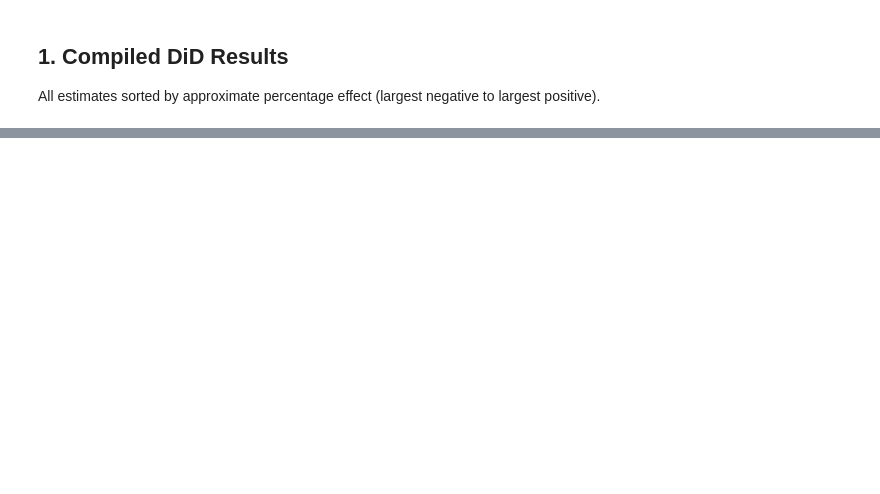
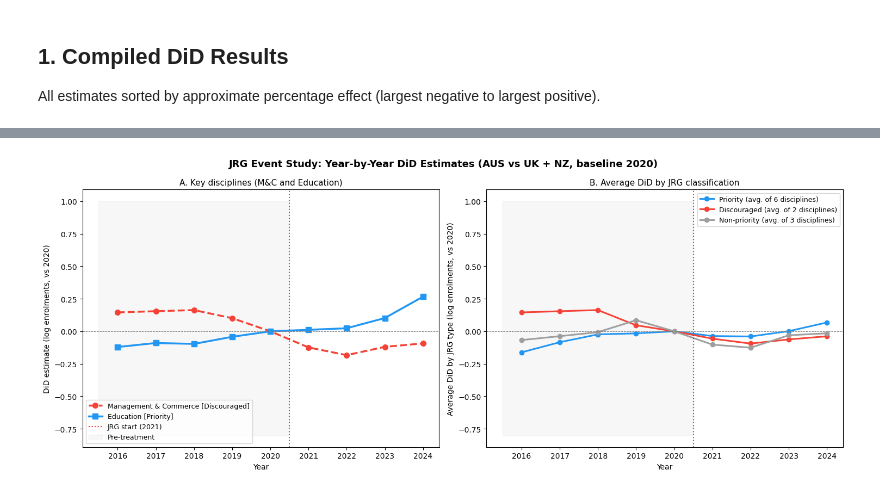
Before and after one commit to epie0003/ECC3479-Project-JRGS, a Jupyter notebook: docs/Regression Analysis/REG All.ipynb, the cells around one changed output, grey strips where cells are left out. Drawn from its saved outputs; the diff is of its cells as text; code cells hidden in the pictures; blank space fills up the shorter version.

```diff
--- a/docs/Regression Analysis/REG All.ipynb
+++ b/docs/Regression Analysis/REG All.ipynb
@@ -190,0 +253,88 @@ plt.show()
+# %%
+BASE_YEAR = 2020
+
+
+def _compute_es(label, catkey, start, jrg_type):
+    p = _build_panel(catkey, start)
+    b_aus = p[(p['country'] == 'AUS') & (p['year'] == BASE_YEAR)]['log_enrollments'].values
+    b_uk  = p[(p['country'] == 'UK')  & (p['year'] == BASE_YEAR)]['log_enrollments'].values
+    b_nz  = p[(p['country'] == 'NZ')  & (p['year'] == BASE_YEAR)]['log_enrollments'].values
+    if not (len(b_aus) and len(b_uk) and len(b_nz)):
+        return []
+    b_aus, b_uk, b_nz = b_aus[0], b_uk[0], b_nz[0]
+    rows = []
+    for yr in sorted(p['year'].unique()):
+        y_aus = p[(p['country'] == 'AUS') & (p['year'] == yr)]['log_enrollments'].values
+        y_uk  = p[(p['country'] == 'UK')  & (p['year'] == yr)]['log_enrollments'].values
+        y_nz  = p[(p['country'] == 'NZ')  & (p['year'] == yr)]['log_enrollments'].values
+        if not (len(y_aus) and len(y_uk) and len(y_nz)):
+            continue
+        did_t = (y_aus[0] - b_aus) - np.mean([(y_uk[0] - b_uk), (y_nz[0] - b_nz)])
+        rows.append({'year': yr, 'did_t': did_t, 'Discipline': label, 'jrg_type': jrg_type})
+    return rows
+
+
+all_es = []
+for label, catkey, start, jrg_type in DISCIPLINES:
+    all_es.extend(_compute_es(label, catkey, start, jrg_type))
+
+es_df = pd.DataFrame(all_es)
+
+fig, axes = plt.subplots(1, 2, figsize=(15, 6))
+fig.suptitle(
+    'JRG Event Study: Year-by-Year DiD Estimates (AUS vs UK + NZ, baseline 2020)',
+    fontsize=13, fontweight='bold'
+)
+
+# Left panel — M&C and Education (the two disciplines with significant results)
+ax = axes[0]
+key_styles = {
+    'Management & Commerce': ('#F44336', '--', 'o', 'Discouraged'),
+    'Education':             ('#2196F3', '-',  's', 'Priority'),
+}
+for disc, (col, ls, mk, jtype) in key_styles.items():
+    sub = es_df[es_df['Discipline'] == disc].sort_values('year')
+    ax.plot(sub['year'], sub['did_t'], marker=mk, linestyle=ls,
+            color=col, lw=2.5, ms=7, label=f'{disc} [{jtype}]')
+ax.axhline(0, color='gray', lw=0.7, ls='--')
+ax.axvline(2020.5, color='red', lw=1.5, ls=':', alpha=0.8, label='JRG start (2021)')
+ax.fill_between([2015.5, 2020.5], -0.8, 1.0, color='gray', alpha=0.06, label='Pre-treatment')
+ax.set_xlabel('Year')
+ax.set_ylabel('DiD estimate (log enrolments, vs 2020)')
+ax.set_title('A. Key disciplines (M&C and Education)', fontsize=11)
+ax.set_xticks(sorted(es_df['year'].unique()))
+ax.legend(fontsize=9)
+
+# Right panel — average DiD by JRG type
+ax = axes[1]
+jrg_colours = {'Priority': '#2196F3', 'Discouraged': '#F44336', 'Non-priority': '#9E9E9E'}
+es_by_type = es_df.groupby(['year', 'jrg_type'])['did_t'].mean().reset_index()
+for jtype, col in jrg_colours.items():
+    sub = es_by_type[es_by_type['jrg_type'] == jtype].sort_values('year')
+    if len(sub) == 0:
+        continue
+    n_disc = es_df[es_df['jrg_type'] == jtype]['Discipline'].nunique()
+    ax.plot(sub['year'], sub['did_t'], 'o-', color=col, lw=2.2, ms=6,
+            label=f'{jtype} (avg. of {n_disc} disciplines)')
+ax.axhline(0, color='gray', lw=0.7, ls='--')
+ax.axvline(2020.5, color='red', lw=1.5, ls=':', alpha=0.8)
+ax.fill_between([2015.5, 2020.5], -0.8, 1.0, color='gray', alpha=0.06)
+ax.set_xlabel('Year')
+ax.set_ylabel('Average DiD by JRG type (log enrolments, vs 2020)')
+ax.set_title('B. Average DiD by JRG classification', fontsize=11)
+ax.set_xticks(sorted(es_df['year'].unique()))
+ax.legend(fontsize=9)
+
+plt.tight_layout()
+plt.show()
+
+# Pre-trend check table
+print('Pre-trend check — DiD relative to 2020 baseline, pre-2021 only (should be ≈ 0):')
+pre = es_df[es_df['year'] < 2021].pivot_table(
+    index='Discipline', columns='year', values='did_t'
+).round(3)
+display(pre)
+print('\nLarge pre-2021 deviations from zero indicate a pre-existing trend in the AUS vs UK+NZ gap,')
+print('which would violate the parallel trends assumption for that discipline.')
+# %% [output]
+[figure, added]
```
Also changed, not shown: parts of 14 cells of this notebook, 25 other files.
